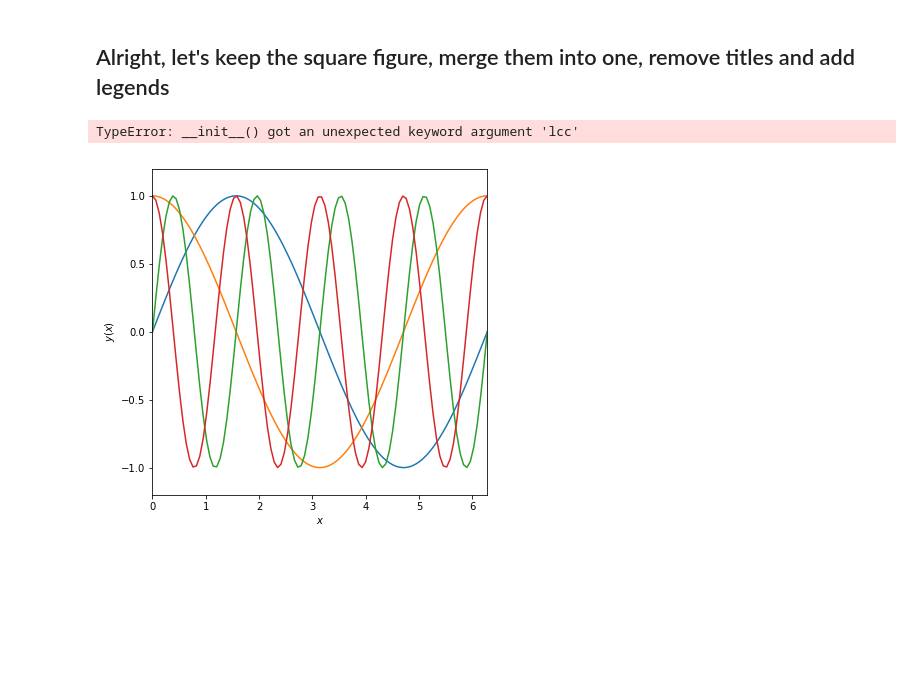
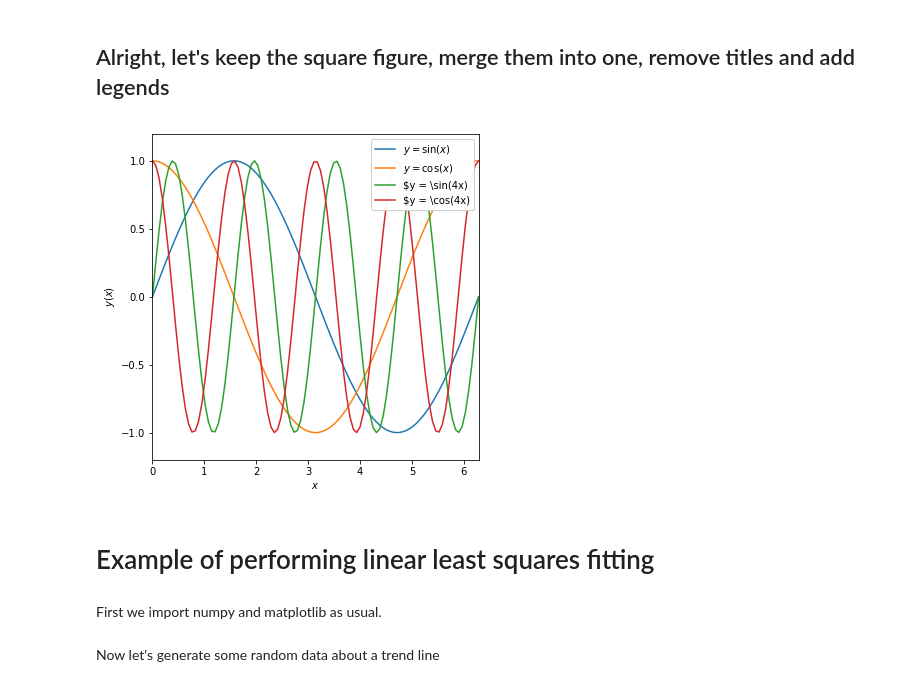
Before and after one commit to alkieu/astr-119-session-6, a Jupyter notebook: test_matplotlib.ipynb, the cells around one changed output. Cells and saved outputs as stored; diff of their text form; code cells hidden in the pictures; blank space fills up the shorter version.

```diff
--- a/test_matplotlib.ipynb
+++ b/test_matplotlib.ipynb
@@ -115,21 +115,26 @@ axarr[1].set_aspect(np.pi)    #make a square by setting the aspect to be the rat
 # %%
 #adjust the size of the figure
 fig = plt.figure(figsize=(6,6))
 
 
 plt.plot(x, y, label=r'$y = \sin(x)$') #add a label to the line
 plt.plot(x, z, label=r'$y = \cos(x)$') #add a label to the second line
 plt.plot(x, w, label=r'$y = \sin(4x)') #add a label to the third line
 plt.plot(x, v, label=r'$y = \cos(4x)') #add a label to the fourth line
 
 plt.xlabel(r'$x$')                  #note set_xlabel vs xlabel
 plt.ylabel(r'$y(x)$')               #note set_ylabel vs ylabel
 plt.xlim([0,2*np.pi])               #note set_xlim vs xlim
 plt.ylim([-1.2,1.2])                #note set_ylim vs ylim
-plt.legend(lcc=1,framealpha=0.95)   #add a legend with a semi-transparent frame in the upper RH corner
+plt.legend(loc=1,framealpha=0.95)   #add a legend with a semi-transparent frame in the upper RH corner
 
 #fis the axis ratio
 plt.gca().set_aspect(np.pi/1.2)     #use "gca" to get current axis()
 # %% [output]
-TypeError: __init__() got an unexpected keyword argument 'lcc'
-[figure, old version]
+[figure, new version]
+# %% [markdown]
+# Example of performing linear least squares fitting
+# %% [markdown]
+First we import numpy and matplotlib as usual.
+# %% [markdown]
+Now let's generate some random data about a trend line
```
Also changed, not shown: parts of 4 cells of this notebook.
